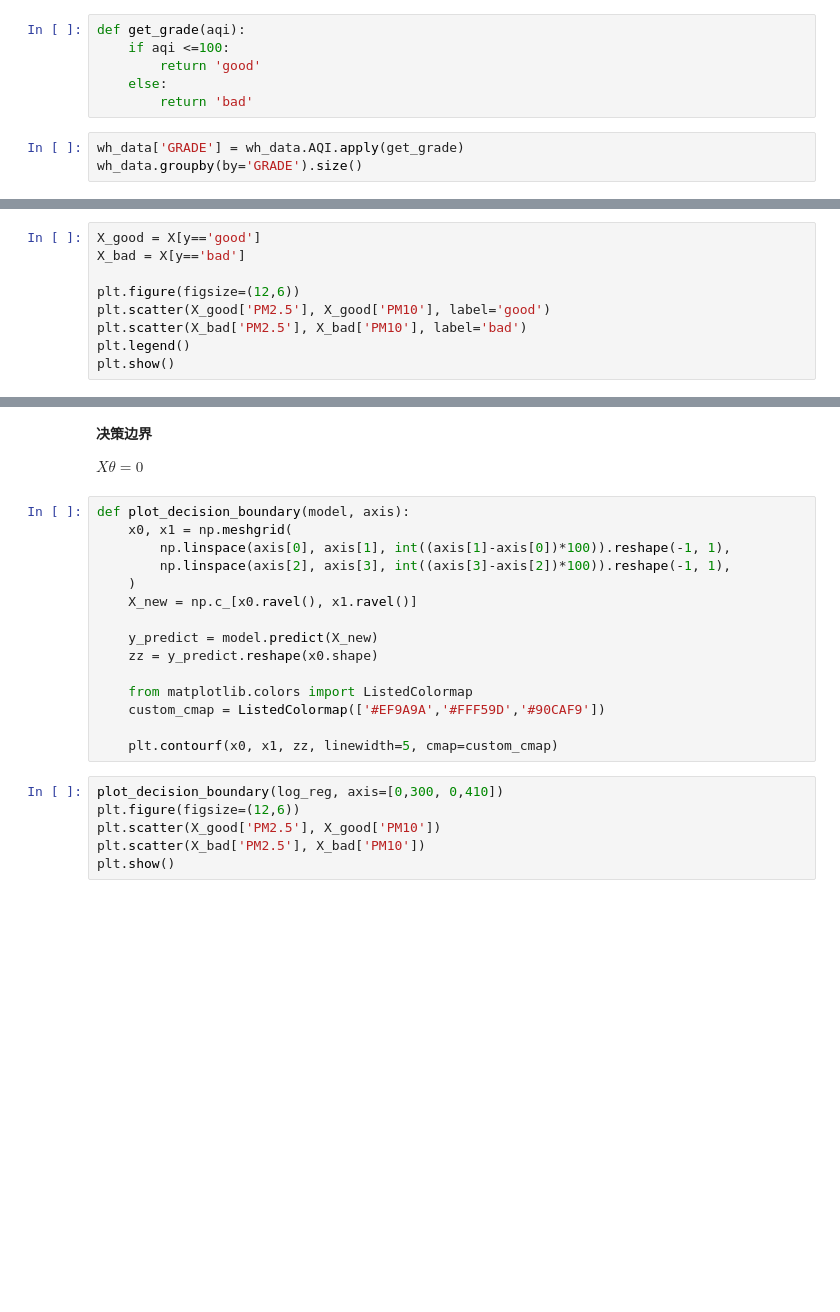
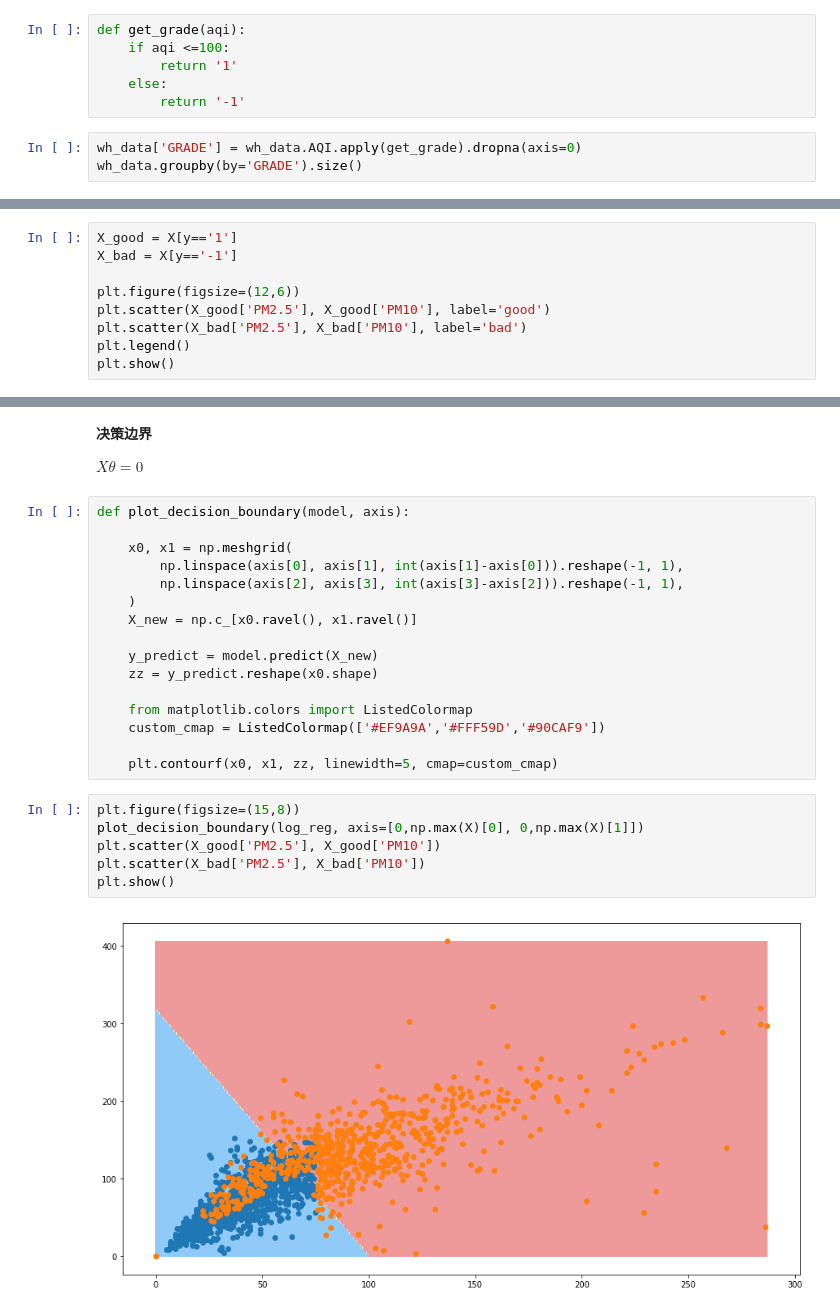
Before and after one commit to aimar112982/AQIstudy-1, a Jupyter notebook: AQI_analysis/LogRegforAQI.ipynb, the cells around one changed output, grey strips where cells are left out. Saved outputs shown, nothing was run; the diff lists cells and outputs as text; blank space fills up the shorter version.

```diff
--- a/AQI_analysis/LogRegforAQI.ipynb
+++ b/AQI_analysis/LogRegforAQI.ipynb
@@ -29,11 +29,11 @@ wh_data.head()
 # %%
 def get_grade(aqi):
     if aqi <=100:
-        return 'good'
+        return '1'
     else:
-        return 'bad'
+        return '-1'
 # %%
-wh_data['GRADE'] = wh_data.AQI.apply(get_grade)
+wh_data['GRADE'] = wh_data.AQI.apply(get_grade).dropna(axis=0)
 wh_data.groupby(by='GRADE').size()
 # %% [output]
 GRADE
@@ -44,8 +44,8 @@ dtype: int64
 X = wh_data.iloc[:, 1:3]
 y = wh_data.iloc[:, -1]
 # %%
-X_good = X[y=='good']
-X_bad = X[y=='bad']
+X_good = X[y=='1']
+X_bad = X[y=='-1']
 
 plt.figure(figsize=(12,6))
 plt.scatter(X_good['PM2.5'], X_good['PM10'], label='good')
@@ -78,9 +78,10 @@ log_reg.score(X_test, y_test)
 $X\theta=0$
 # %%
 def plot_decision_boundary(model, axis):
+
     x0, x1 = np.meshgrid(
-        np.linspace(axis[0], axis[1], int((axis[1]-axis[0])*100)).reshape(-1, 1),
-        np.linspace(axis[2], axis[3], int((axis[3]-axis[2])*100)).reshape(-1, 1),
+        np.linspace(axis[0], axis[1], int(axis[1]-axis[0])).reshape(-1, 1),
+        np.linspace(axis[2], axis[3], int(axis[3]-axis[2])).reshape(-1, 1),
     )
     X_new = np.c_[x0.ravel(), x1.ravel()]
 
@@ -92,8 +93,10 @@ def plot_decision_boundary(model, axis):
 
     plt.contourf(x0, x1, zz, linewidth=5, cmap=custom_cmap)
 # %%
-plot_decision_boundary(log_reg, axis=[0,300, 0,410])
-plt.figure(figsize=(12,6))
+plt.figure(figsize=(15,8))
+plot_decision_boundary(log_reg, axis=[0,np.max(X)[0], 0,np.max(X)[1]])
 plt.scatter(X_good['PM2.5'], X_good['PM10'])
 plt.scatter(X_bad['PM2.5'], X_bad['PM10'])
 plt.show()
+# %% [output]
+[figure, added]
```
Also changed, not shown: parts of 7 cells of this notebook.
